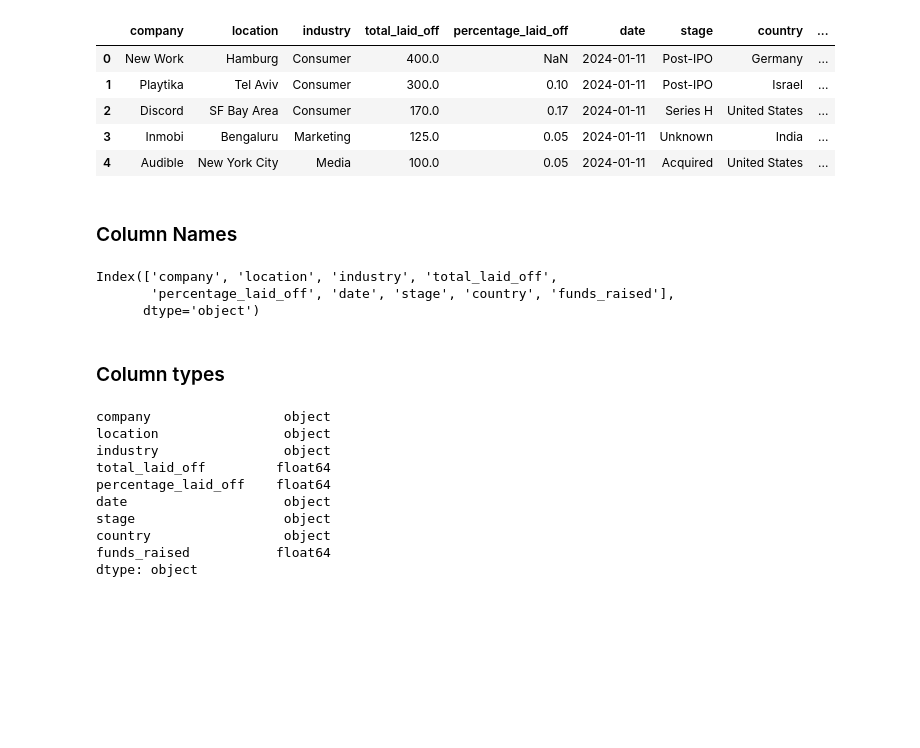
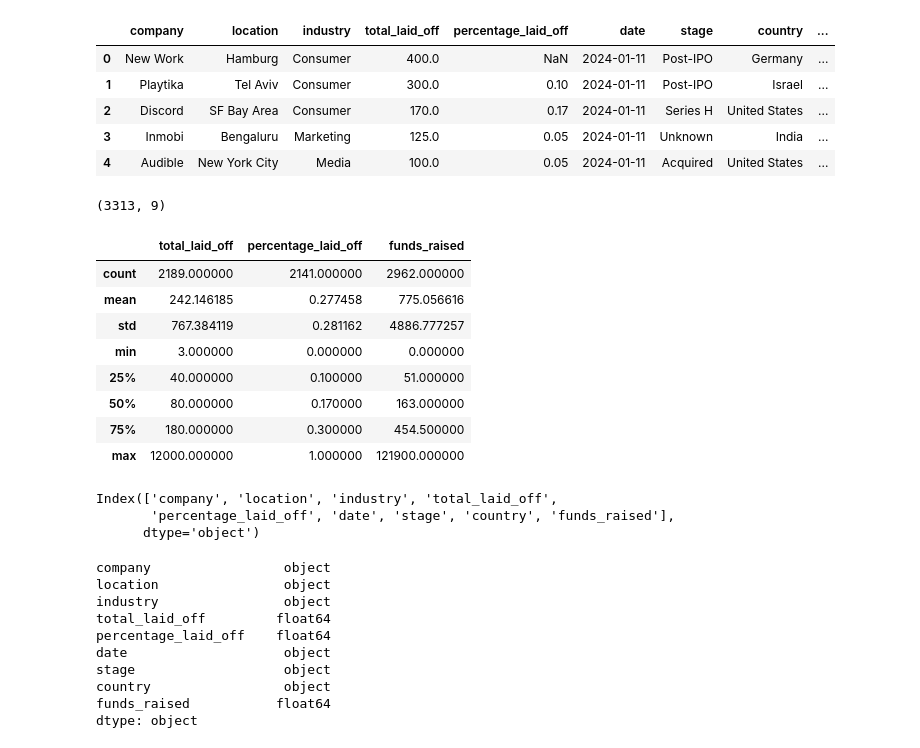
Before and after one commit to GilenW/CSE151A_FINAL_PROJECT, a Jupyter notebook: final_project.ipynb, the cells around one changed output. Drawn from its saved outputs; the diff is of its cells as text; code cells hidden in the pictures; blank space fills up the shorter version.

```diff
--- a/final_project.ipynb
+++ b/final_project.ipynb
@@ -23,8 +25,22 @@ layoffdf.head()
 | 2 | Discord | SF Bay Area | Consumer | 170.0 | 0.17 | 2024-01-11 | Series H | United States | ... |
 | 3 | Inmobi | Bengaluru | Marketing | 125.0 | 0.05 | 2024-01-11 | Unknown | India | ... |
 | 4 | Audible | New York City | Media | 100.0 | 0.05 | 2024-01-11 | Acquired | United States | ... |
-# %% [markdown]
-### Column Names
+# %%
+layoffdf.shape
+# %% [output]
+(3313, 9)
+# %%
+layoffdf.describe()
+# %% [output]
+|  | total_laid_off | percentage_laid_off | funds_raised |
+| count | 2189.000000 | 2141.000000 | 2962.000000 |
+| mean | 242.146185 | 0.277458 | 775.056616 |
+| std | 767.384119 | 0.281162 | 4886.777257 |
+| min | 3.000000 | 0.000000 | 0.000000 |
+| 25% | 40.000000 | 0.100000 | 51.000000 |
+| 50% | 80.000000 | 0.170000 | 163.000000 |
+| 75% | 180.000000 | 0.300000 | 454.500000 |
+| max | 12000.000000 | 1.000000 | 121900.000000 |
 # %%
 columns = layoffdf.columns
 columns
@@ -32,8 +48,6 @@ columns
 Index(['company', 'location', 'industry', 'total_laid_off',
        'percentage_laid_off', 'date', 'stage', 'country', 'funds_raised'],
       dtype='object')
-# %% [markdown]
-### Column types
 # %%
 layoffdf.dtypes
 # %% [output]
```
Also changed, not shown: parts of 17 cells of this notebook.
